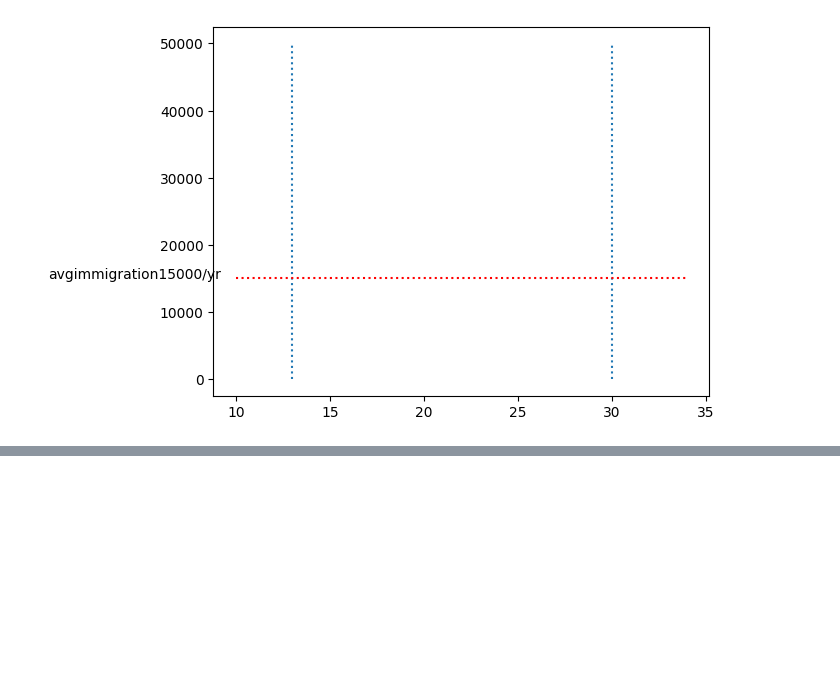
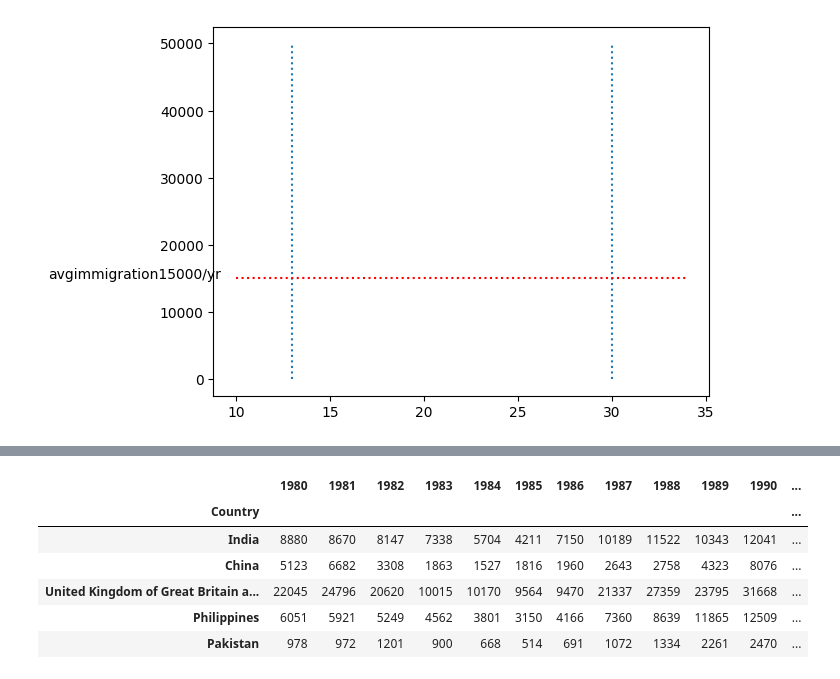
Before and after one commit to anjali8922/digipodium, a Jupyter notebook: data analysis/immigration.ipynb, the cells around one changed output, grey strips where cells are left out. Saved outputs shown, nothing was run; the diff lists cells and outputs as text; code cells hidden in the pictures; blank space fills up the shorter version.

```diff
--- a/data analysis/immigration.ipynb
+++ b/data analysis/immigration.ipynb
@@ -263,0 +276,11 @@ ValueError: Mime type rendering requires nbformat>=4.2.0 but it is not installed
+# %%
+countries=df.head().index.tolist()
+df.loc[countries,years]
+# %% [output]
+|  | 1980 | 1981 | 1982 | 1983 | 1984 | 1985 | 1986 | 1987 | 1988 | 1989 | 1990 | ... |
+| Country |  |  |  |  |  |  |  |  |  |  |  | ... |
+| India | 8880 | 8670 | 8147 | 7338 | 5704 | 4211 | 7150 | 10189 | 11522 | 10343 | 12041 | ... |
+| China | 5123 | 6682 | 3308 | 1863 | 1527 | 1816 | 1960 | 2643 | 2758 | 4323 | 8076 | ... |
+| United Kingdom of Great Britain a... | 22045 | 24796 | 20620 | 10015 | 10170 | 9564 | 9470 | 21337 | 27359 | 23795 | 31668 | ... |
+| Philippines | 6051 | 5921 | 5249 | 4562 | 3801 | 3150 | 4166 | 7360 | 8639 | 11865 | 12509 | ... |
+| Pakistan | 978 | 972 | 1201 | 900 | 668 | 514 | 691 | 1072 | 1334 | 2261 | 2470 | ... |
```
Also changed, not shown: parts of 17 cells of this notebook, 2 other files.
